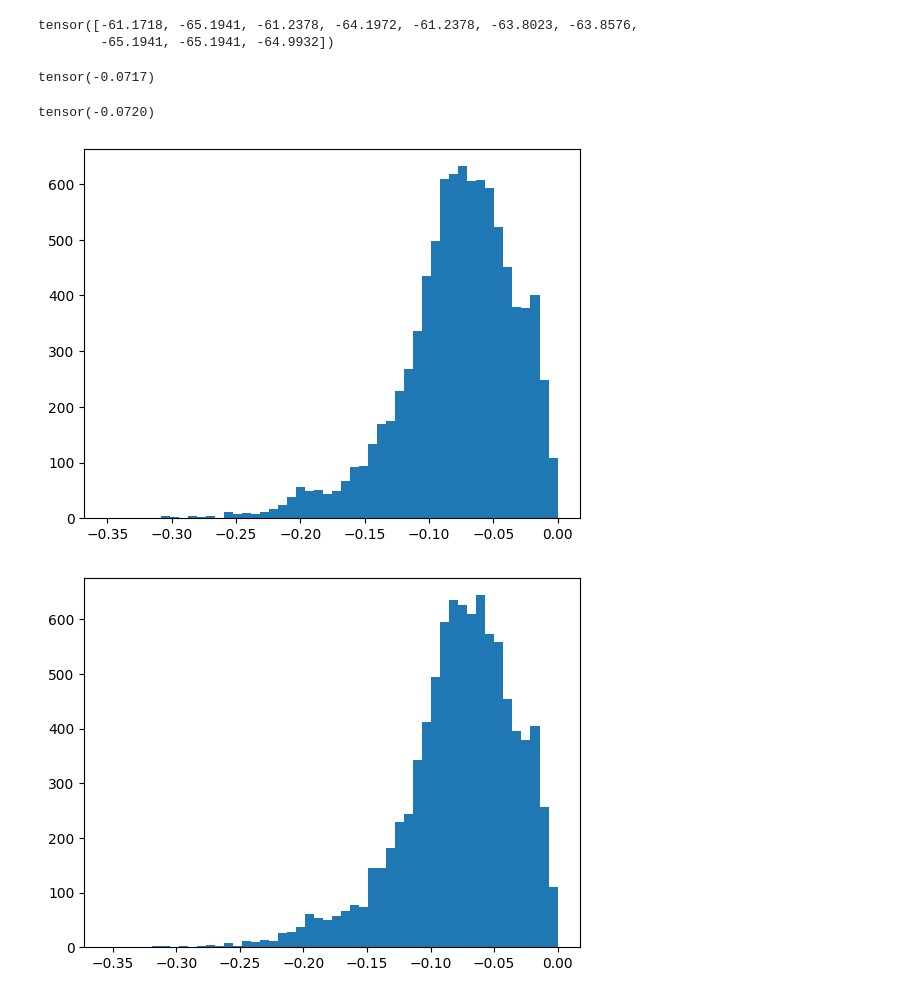
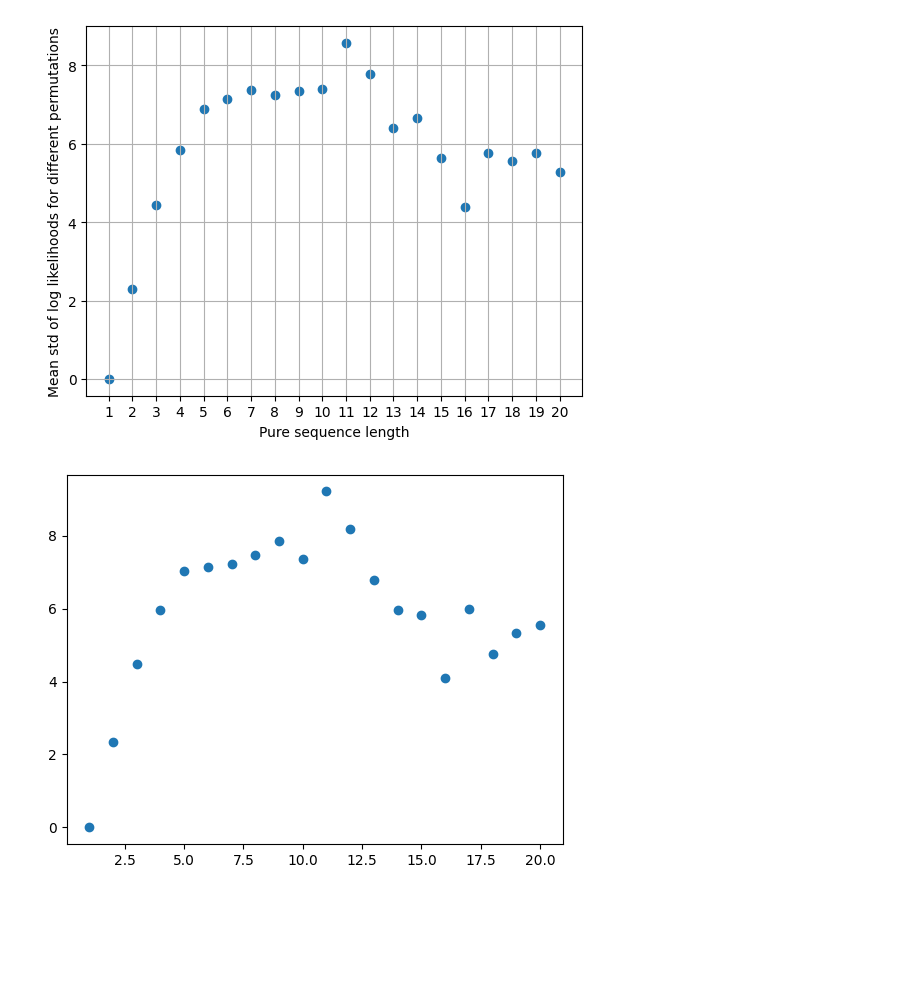
Before and after one commit to kedhip/WyckoffTransformer, a Jupyter notebook: permutations_likelihood.ipynb, the cells around one changed output. Drawn from its saved outputs; the diff is of its cells as text; code cells hidden in the pictures; blank space fills up the shorter version.

Commit message:
Permutation invariance evaluation

```diff
--- a/permutations_likelihood.ipynb
+++ b/permutations_likelihood.ipynb
@@ -27,7 +58,2 @@ test_dataset = AugmentedCascadeDataset(
 # %%
-likelihoods = generator.compute_likelihoods(test_dataset, 10, 10)
+test_log_likelihoods = generator.compute_likelihoods(test_dataset, 10, 10)
-# %%
-likelihoods[:, 0, 1]
-# %% [output]
-tensor([-61.1718, -65.1941, -61.2378, -64.1972, -61.2378, -63.8023, -63.8576,
-        -65.1941, -65.1941, -64.9932])
@@ -37,17 +60,14 @@ relative_std_augmentation = (likelihoods.std(dim=1) / likelihoods.mean(dim=1)).m
-# %%
-relative_std_permutation[0]
-# %% [output]
-tensor(-0.0717)
-# %%
-relative_std_augmentation[0]
-# %% [output]
-tensor(-0.0720)
-# %%
-import matplotlib.pyplot as plt
-fig, ax = plt.subplots()
-ax.hist(relative_std_permutation, bins=50)
-fig, ax = plt.subplots()
-ax.hist(relative_std_augmentation, bins=50);
-# %% [output]
-[figure, removed]
-[figure, removed]
+# %%
+import matplotlib.pyplot as plt
+std_per_len = []
+std_permutation = test_log_likelihoods.std(dim=0).mean(dim=0)
+for i in range(1, test_dataset.pure_sequences_lengths.max() + 1):
+    std_per_len.append(std_permutation[test_dataset.pure_sequences_lengths == i].mean().item())
+fig, ax = plt.subplots()
+ax.scatter(range(1, test_dataset.pure_sequences_lengths.max() + 1), std_per_len)
+ax.set_xlabel("Pure sequence length")
+ax.set_ylabel("Mean std of log likelihoods for different permutations")
+ax.set_xticks(range(1, test_dataset.pure_sequences_lengths.max() + 1))
+ax.grid();
+# %% [output]
+[figure, added]
@@ -53,0 +76,9 @@ ax.hist(relative_std_augmentation, bins=50);
+# %%
+std_per_len = []
+std_permutation = train_log_likelihoods.std(dim=0).mean(dim=0)
+for i in range(1, test_dataset.pure_sequences_lengths.max() + 1):
+    std_per_len.append(std_permutation[train_dataset.pure_sequences_lengths == i].mean().item())
+fig, ax = plt.subplots()
+ax.scatter(range(1, train_dataset.pure_sequences_lengths.max() + 1), std_per_len);
+# %% [output]
+[figure, added]
```
Also changed, not shown: parts of 9 cells of this notebook, 2 other files.
